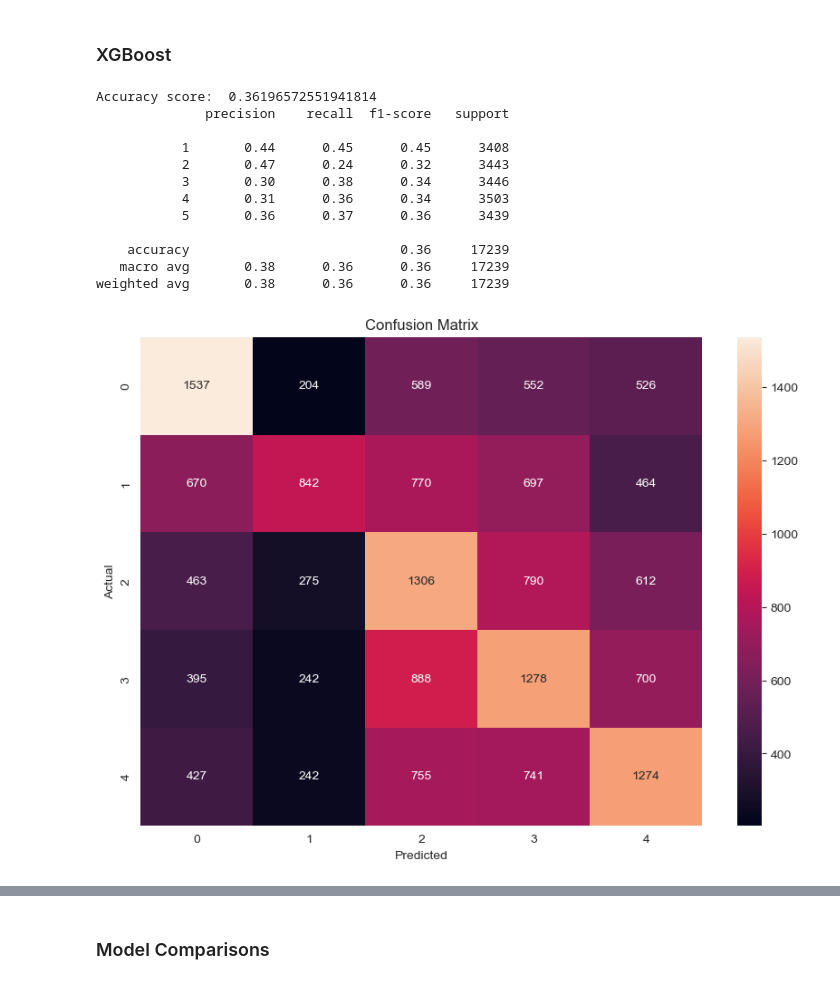
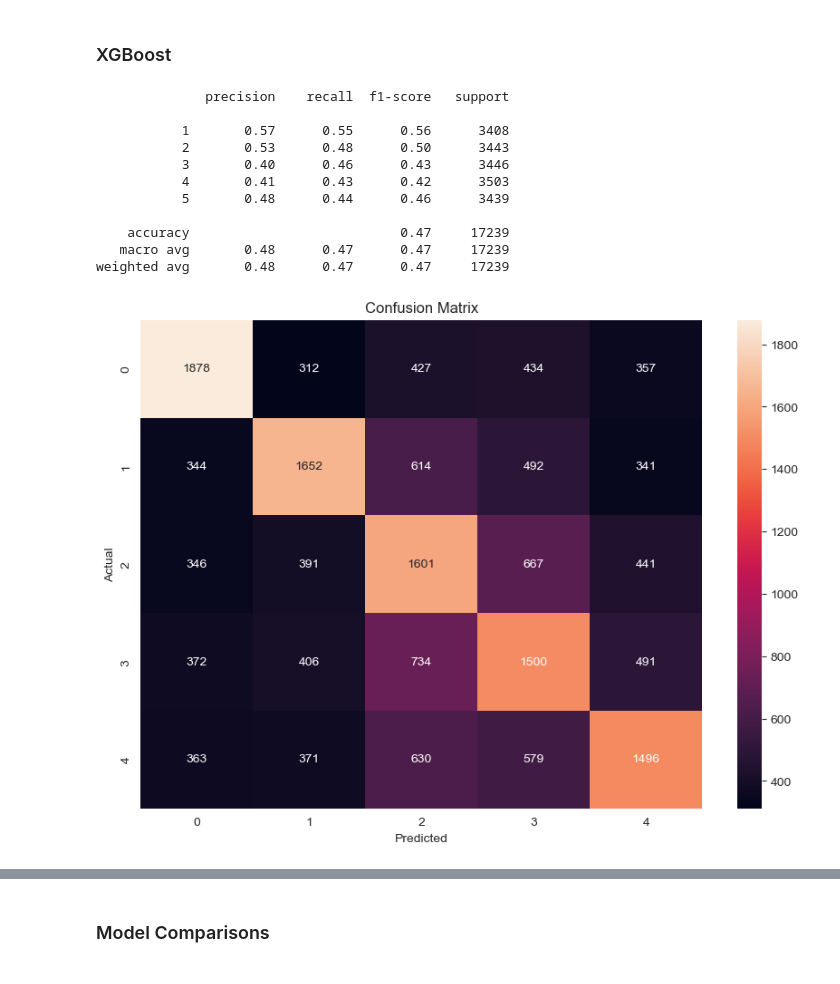
Before and after one commit to SkywingsWang/Masters-Degree-Dissertation, a Jupyter notebook: dissertation.ipynb, the cells around one changed output, grey strips where cells are left out. Cells and saved outputs as stored; diff of their text form; code cells hidden in the pictures.

```diff
--- a/dissertation.ipynb
+++ b/dissertation.ipynb
@@ -884,45 +887,52 @@ weighted avg       0.68      0.68      0.68     89151
 # %% [markdown]
 ### XGBoost
 # %%
-# Create an XGBoost classifier
-model_XGB = xgb.XGBClassifier()
-
 # Adjust labels for XGBoost
 y_resampled_adjusted = y_resampled - 1
 y_test_adjusted = y_test - 1
 
-# Fit the model to the data
-model_XGB.fit(X_resampled, y_resampled_adjusted)
+# Define the parameter grid
+params = {
+    'booster': 'gbtree',
+    'objective': 'multi:softmax',
+    'num_class': 5,
+    'seed': 2221877,
+}
+
+# Create DMatrix objects for training and testing datasets
+dtrain = xgb.DMatrix(X_resampled, label=y_resampled_adjusted)
+dtest = xgb.DMatrix(X_test, label=y_test_adjusted)
+
+# Train the model
+num_rounds = 500
+model_XGB = xgb.train(params, dtrain, num_rounds)
 
 # Make predictions
-predictions_XGB = model_XGB.predict(X_test)
+predictions_XGB = model_XGB.predict(dtest)
 
 # Revert the predictions to the original scale
 predictions_XGB = predictions_XGB + 1
 
-# Evaluate the model's performance
-print('Accuracy score: ', balanced_accuracy_score(y_test, predictions_XGB))
 print(classification_report(y_test, predictions_XGB))
 
 # Plot the confusion matrix
 cm_XGB = confusion_matrix(y_test, predictions_XGB)
 plt.figure(figsize=(10,7))
 sns.heatmap(cm_XGB, annot=True, fmt=".0f")
 plt.xlabel('Predicted')
 plt.ylabel('Actual')
 plt.title('Confusion Matrix')
 plt.show()
 # %% [output]
-Accuracy score:  0.36196572551941814
               precision    recall  f1-score   support
 
-           1       0.44      0.45      0.45      3408
-           2       0.47      0.24      0.32      3443
-           3       0.30      0.38      0.34      3446
-           4       0.31      0.36      0.34      3503
-           5       0.36      0.37      0.36      3439
+           1       0.57      0.55      0.56      3408
+           2       0.53      0.48      0.50      3443
+           3       0.40      0.46      0.43      3446
+           4       0.41      0.43      0.42      3503
+           5       0.48      0.44      0.46      3439
 
-    accuracy                           0.36     17239
-   macro avg       0.38      0.36      0.36     17239
-weighted avg       0.38      0.36      0.36     17239
+    accuracy                           0.47     17239
+   macro avg       0.48      0.47      0.47     17239
+weighted avg       0.48      0.47      0.47     17239
-[figure, old version]
+[figure, new version]
```
Also changed, not shown: parts of 21 cells of this notebook.
